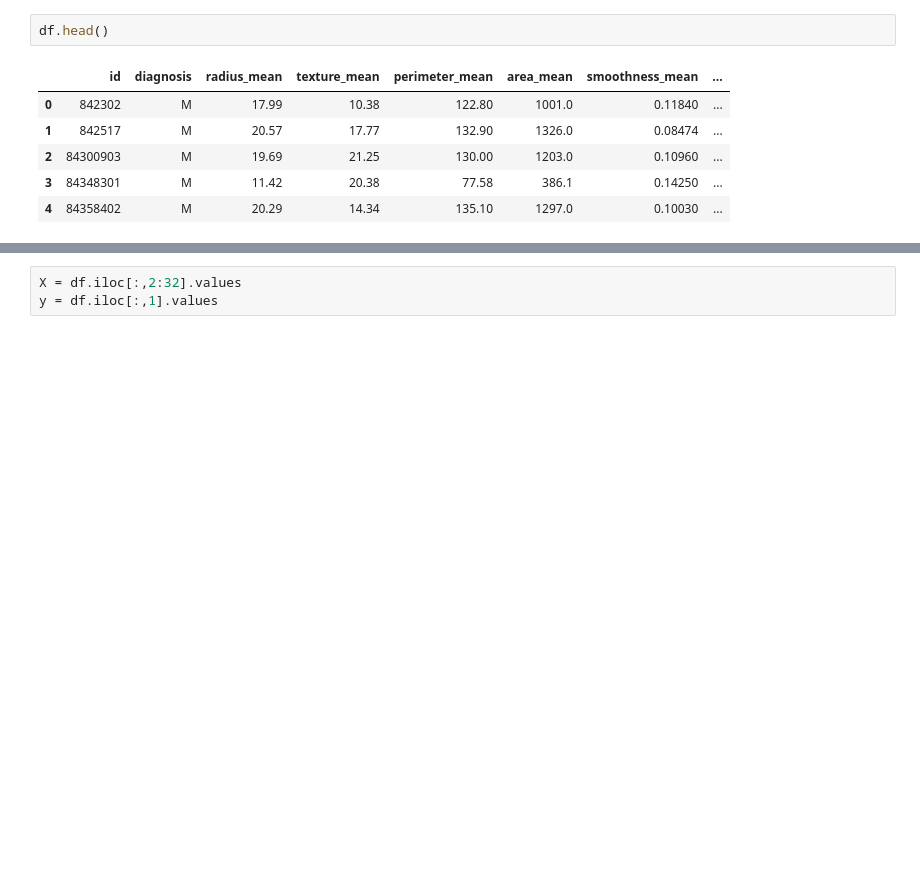
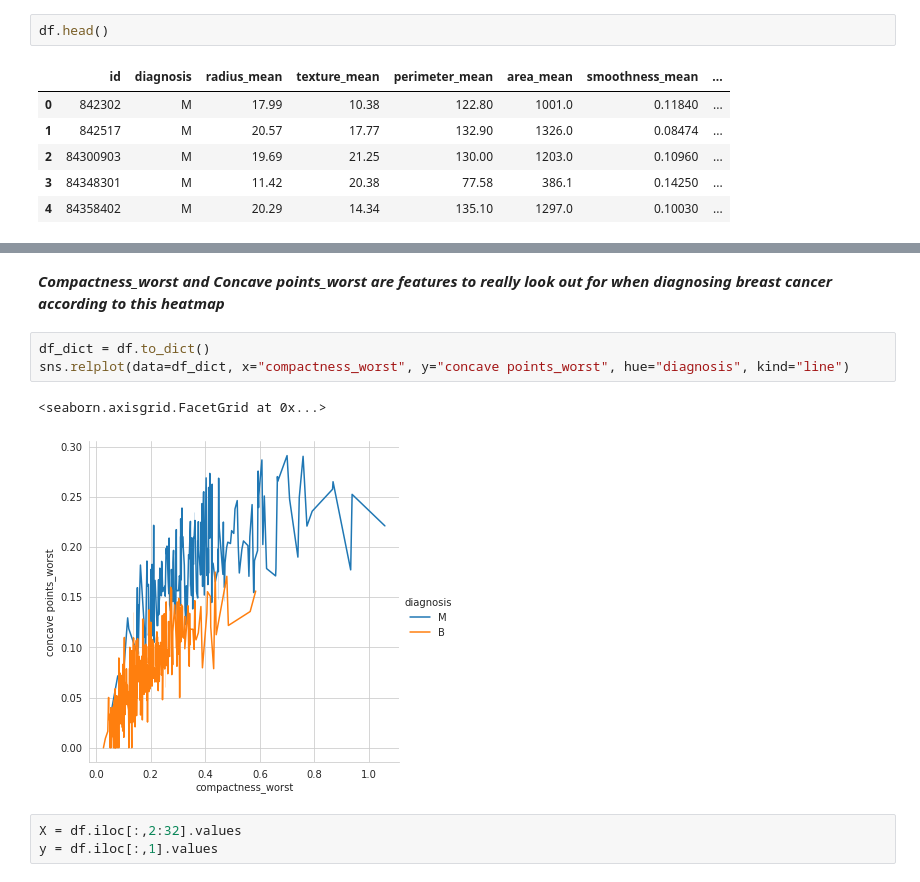
Before and after one commit to MaryAdewunmi/Cancer-Research, a Jupyter notebook: Diagnosing_Breast_Cancer.ipynb, the cells around one changed output, grey strips where cells are left out. Drawn from its saved outputs; the diff is of its cells as text; blank space fills up the shorter version.

```diff
--- a/Diagnosing_Breast_Cancer.ipynb
+++ b/Diagnosing_Breast_Cancer.ipynb
@@ -116,3 +148,11 @@ df.head()
+# %% [markdown]
+***Compactness_worst and Concave points_worst are features to really look out for when diagnosing breast cancer according to this heatmap***
+# %%
+df_dict = df.to_dict()
+sns.relplot(data=df_dict, x="compactness_worst", y="concave points_worst", hue="diagnosis", kind="line")
+# %% [output]
+<seaborn.axisgrid.FacetGrid at 0x...>
+[figure, added]
 # %%
 X = df.iloc[:,2:32].values
 y = df.iloc[:,1].values
```
Also changed, not shown: parts of 11 cells of this notebook.
